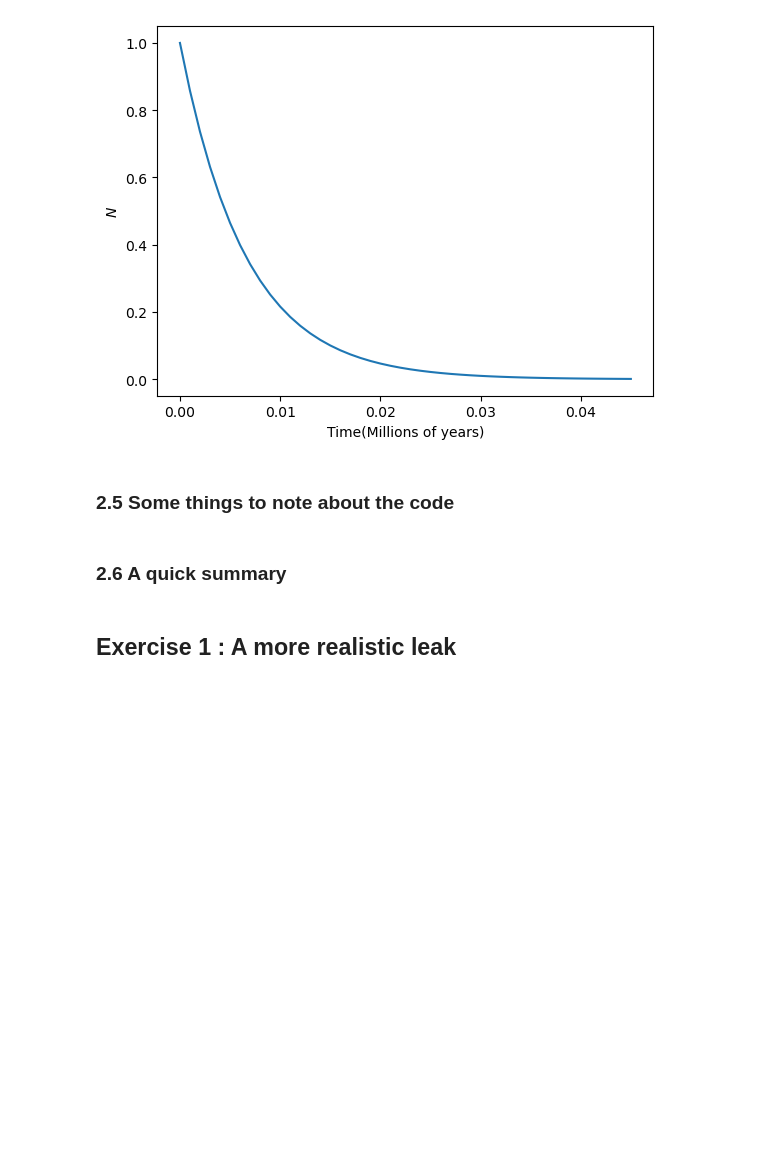
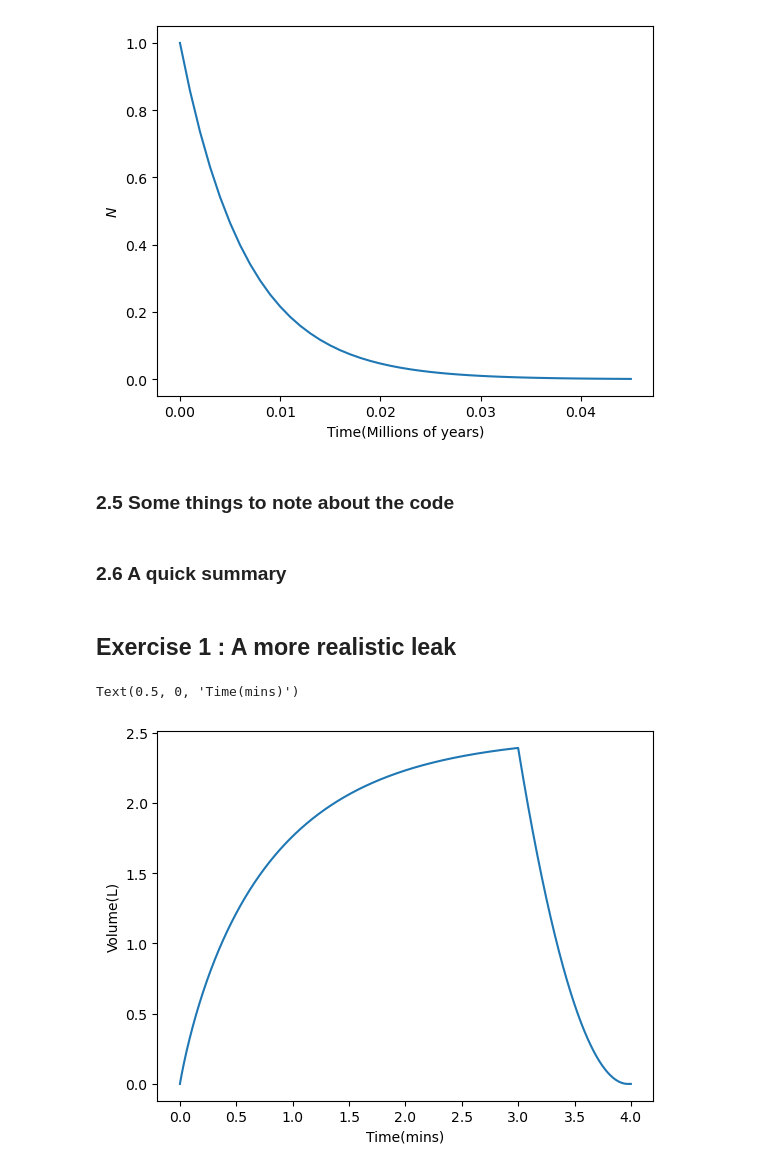
Before and after one commit to SPS-SP2273/learning-portfolio-adelefoo27, a Jupyter notebook: numerical solutions/numerical_solutions_(need).ipynb, the cells around one changed output. Drawn from its saved outputs; the diff is of its cells as text; code cells hidden in the pictures; blank space fills up the shorter version.

Commit message:
done with numerical solutions need!
done

```diff
--- a/numerical solutions/numerical_solutions_(need).ipynb
+++ b/numerical solutions/numerical_solutions_(need).ipynb
@@ -246,7 +243,51 @@ Text(0.5, 0, 'Time(Millions of years)')
 # %% [markdown]
 ## Exercise 1 :  A more realistic leak
 # %%
+import math
+import numpy as np
+tap_off_time = 3
+max_time = 4
+dt = .0001
+rate = 5
+bucket_capacity = 9
+all_volume = []
+volume = 0
+
+def leak_rate(vol):
+    h = (vol/1000)/0.07
+    water_speed = math.sqrt(2 * 9.8 * h * 60**2)
+    if water_speed > 0:
+        leak_rate = 0.0001 * water_speed * 1000
+    else:
+        leak_rate = 0
+    return(leak_rate)
 
 
 
-# Your solution here
+all_time = np.arange(start=0, stop=max_time, step=dt)
+
+for time in all_time:
+    all_volume.append(volume)
+    dV = rate * dt
+
+    if volume == 0:
+        volume += dV
+
+    elif volume > 0:
+
+        leak_volume = leak_rate(volume) * dt
+        volume -= leak_volume
+
+    if (volume <= bucket_capacity) and (time < tap_off_time):
+        volume += dV
+
+    if volume < 0:
+        volume = 0
+
+
+plt.plot(all_time, all_volume)
+plt.ylabel('Volume(L)')
+plt.xlabel('Time(mins)')
+# %% [output]
+Text(0.5, 0, 'Time(mins)')
+[figure, added]
```
Also changed, not shown: parts of 3 cells of this notebook.
